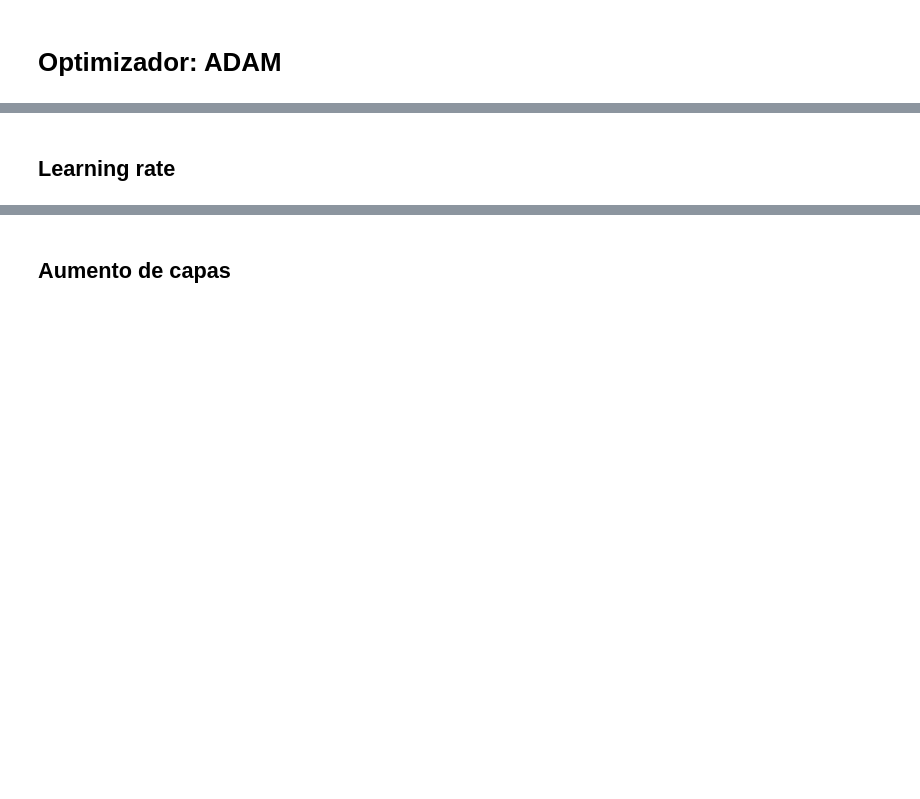
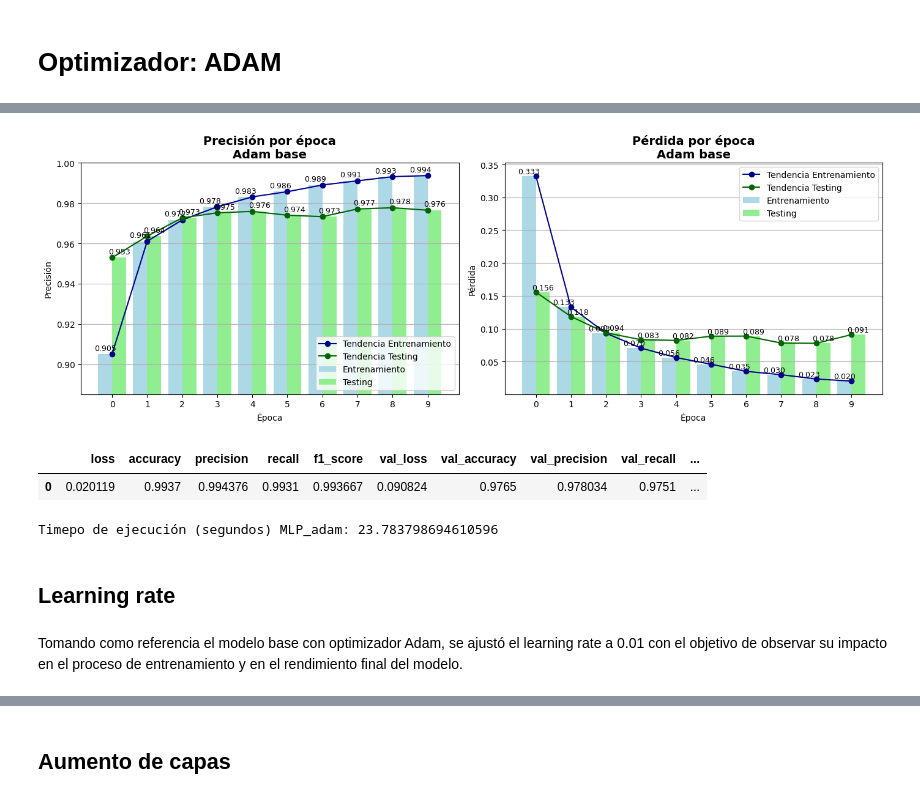
Before and after one commit to JuanZweifel/deep-learning-2025, a Jupyter notebook: DLY0100_Entrega_1_Equipo_2.ipynb, the cells around one changed output, grey strips where cells are left out. Saved outputs shown, nothing was run; the diff lists cells and outputs as text; code cells hidden in the pictures; blank space fills up the shorter version.

```diff
--- a/DLY0100_Entrega_1_Equipo_2.ipynb
+++ b/DLY0100_Entrega_1_Equipo_2.ipynb
@@ -574,10 +656,16 @@ red_adam.compile(
     metrics=['accuracy', 'Precision', 'Recall', 'F1Score']
 )
 # %%
+time_start = time.time()
 hist_adam = red_adam.fit(X_train, y_train,
         epochs=10,
         batch_size=128,
-        validation_data=(X_test,y_test)
+        validation_data=(X_test,y_test),
+        verbose=0
         )
+time_adam = time.time() - time_start
+
+hist_adam.name = red_adam.name
+hist_models_adam.append(hist_adam)
 
 red_adam.save("red_adam.keras")
@@ -605,5 +672,26 @@ Epoch 10/10
+# %%
+fig, axes = plt.subplots(1, 2, figsize=(14, 5))
+
+plot_accuracy_bars(hist_adam, sub_titulo="Adam base", ax=axes[0])
+plot_loss_bars(hist_adam, sub_titulo="Adam base", ax=axes[1])
+
+plt.tight_layout()
+plt.show()
+# %% [output]
+[figure, added]
+# %%
+generate_metrics_table_from_histories(hist_adam)
+# %% [output]
+|  | loss | accuracy | precision | recall | f1_score | val_loss | val_accuracy | val_precision | val_recall | ... |
+| 0 | 0.020119 | 0.9937 | 0.994376 | 0.9931 | 0.993667 | 0.090824 | 0.9765 | 0.978034 | 0.9751 | ... |
+# %%
+print(f"Timepo de ejecución (segundos) MLP_adam: {time_adam}")
+# %% [output]
+Timepo de ejecución (segundos) MLP_adam: 23.783798694610596
 # %% [markdown]
 ## Learning rate
+# %% [markdown]
+Tomando como referencia el modelo base con optimizador Adam, se ajustó el learning rate a 0.01 con el objetivo de observar su impacto en el proceso de entrenamiento y en el rendimiento final del modelo.
 # %%
 # Setea los seed para números random
 
```
Also changed, not shown: parts of 105 cells of this notebook.
